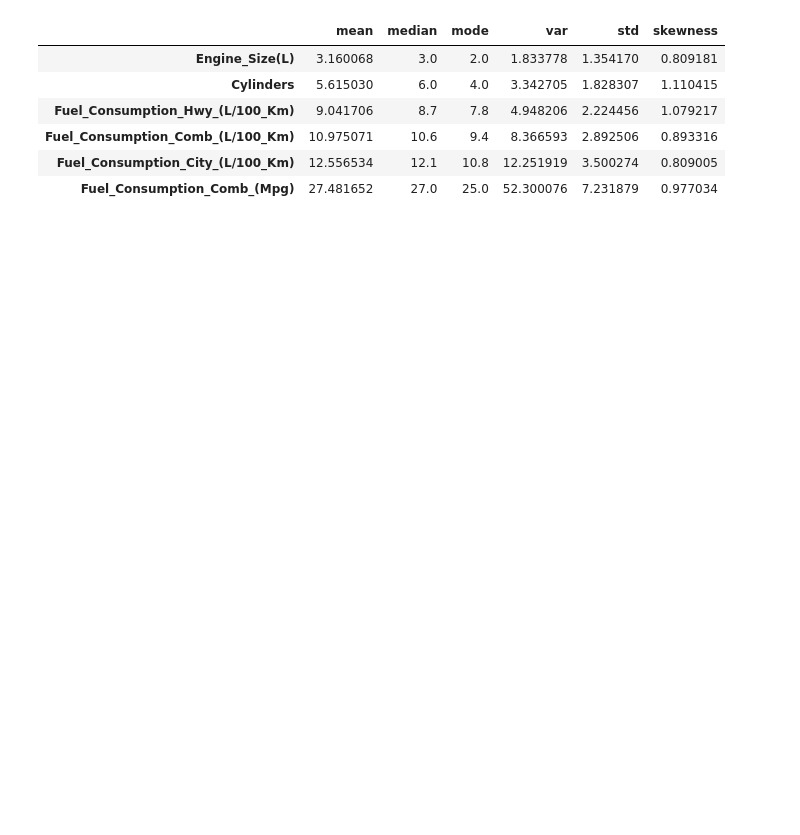
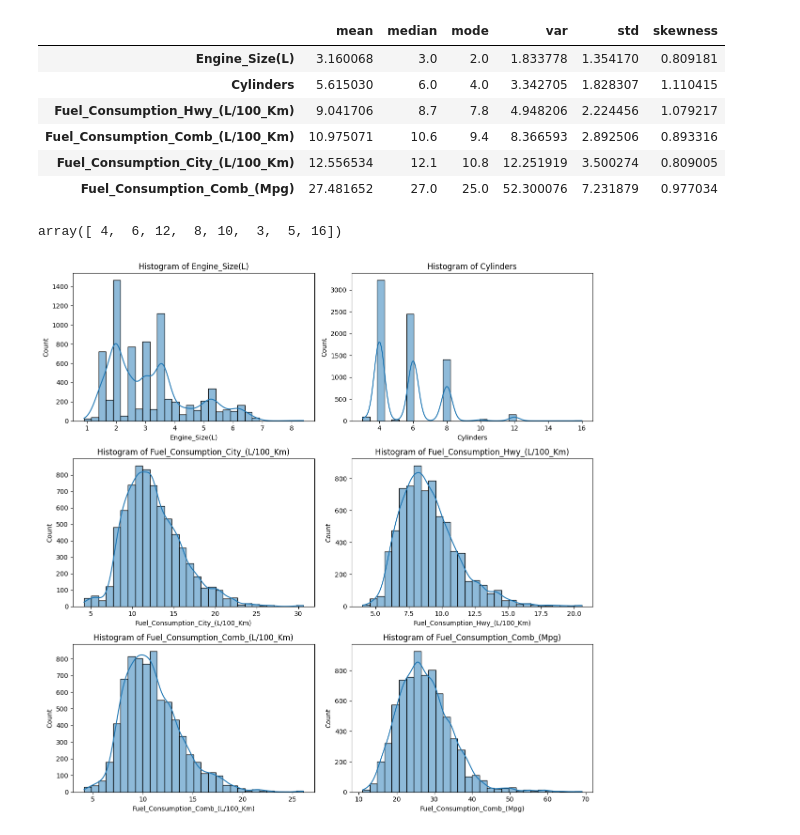
Before and after one commit to aryangaikwadgit/vehicle_co2_emission, a Jupyter notebook: Untitled.ipynb, the cells around one changed output. Saved outputs shown, nothing was run; the diff lists cells and outputs as text; code cells hidden in the pictures; blank space fills up the shorter version.

```diff
--- a/Untitled.ipynb
+++ b/Untitled.ipynb
@@ -166,3 +166,19 @@ statistical_analysis(df[numerical_features]).sort_values(by = "mean")
 | Fuel_Consumption_Comb_(L/100_Km) | 10.975071 | 10.6 | 9.4 | 8.366593 | 2.892506 | 0.893316 |
 | Fuel_Consumption_City_(L/100_Km) | 12.556534 | 12.1 | 10.8 | 12.251919 | 3.500274 | 0.809005 |
 | Fuel_Consumption_Comb_(Mpg) | 27.481652 | 27.0 | 25.0 | 52.300076 | 7.231879 | 0.977034 |
+# %%
+numerical_features_df["Cylinders"].unique()
+# %% [output]
+array([ 4,  6, 12,  8, 10,  3,  5, 16])
+# %%
+plt.figure(figsize=(12,12))
+r,c,q=3,2,1
+for x in numerical_features:
+    plt.subplot(r,c,q)
+    sns.histplot(df[x],bins = 30,kde = True)
+    plt.title(f"Histogram of {x}")
+    q = q+1
+plt.tight_layout()
+plt.show()
+# %% [output]
+[figure, added]
```
Also changed, not shown: parts of 4 cells of this notebook, 1 other file.
